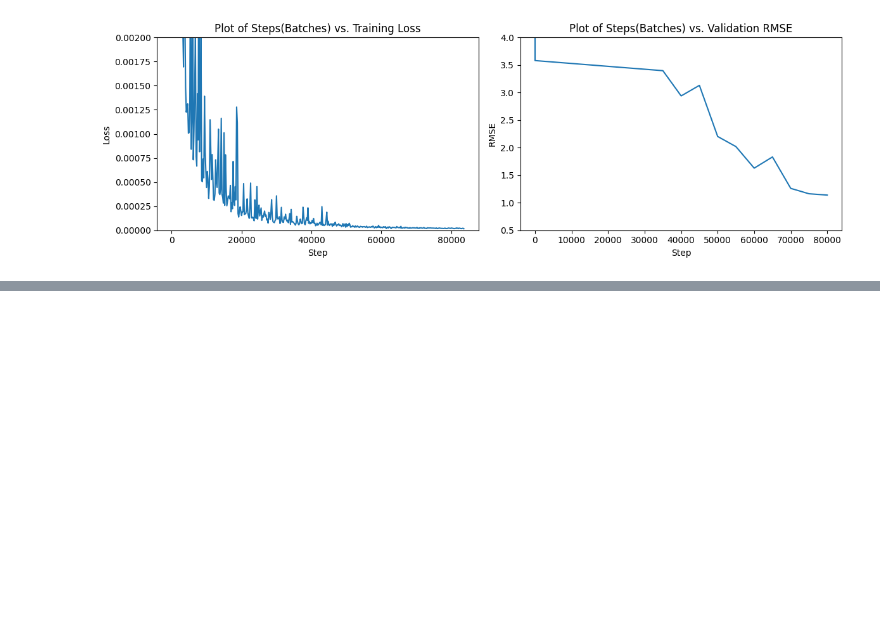
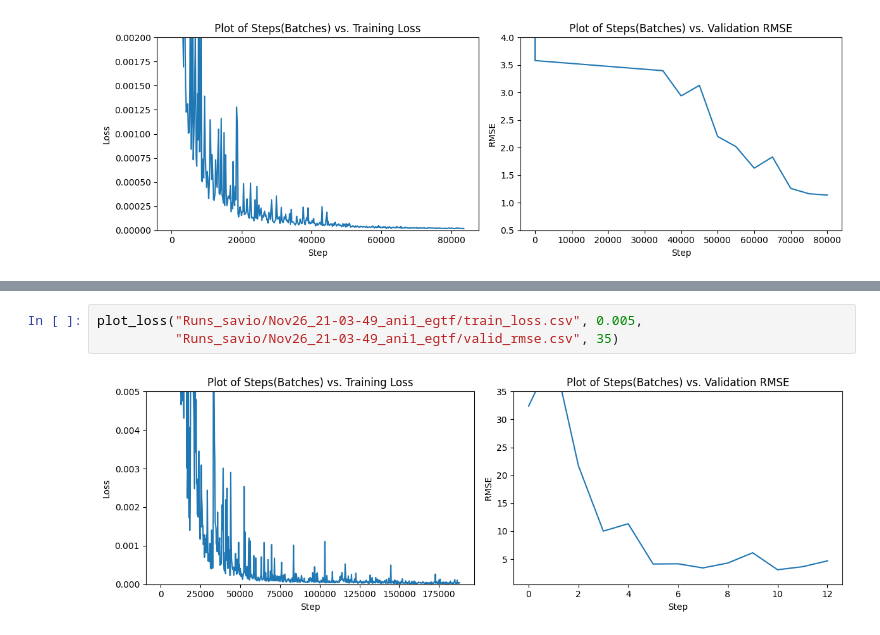
Before and after one commit to Curtis-Wu/Equivariant-Graph-Transformer, a Jupyter notebook: main.ipynb, the cells around one changed output, grey strips where cells are left out. Drawn from its saved outputs; the diff is of its cells as text; blank space fills up the shorter version.

Commit message:
Updated energy scaling and new savio run

```diff
--- a/main.ipynb
+++ b/main.ipynb
@@ -1030,0 +1115,5 @@ plot_loss("Runs_savio/Nov14_12-41-30_ani1_egtf/train_loss.csv", 0.002,
+# %%
+plot_loss("Runs_savio/Nov26_21-03-49_ani1_egtf/train_loss.csv", 0.005,
+          "Runs_savio/Nov26_21-03-49_ani1_egtf/valid_rmse.csv", 35)
+# %% [output]
+[figure, added]
```
Also changed, not shown: parts of 8 cells of this notebook, 5 other files.
